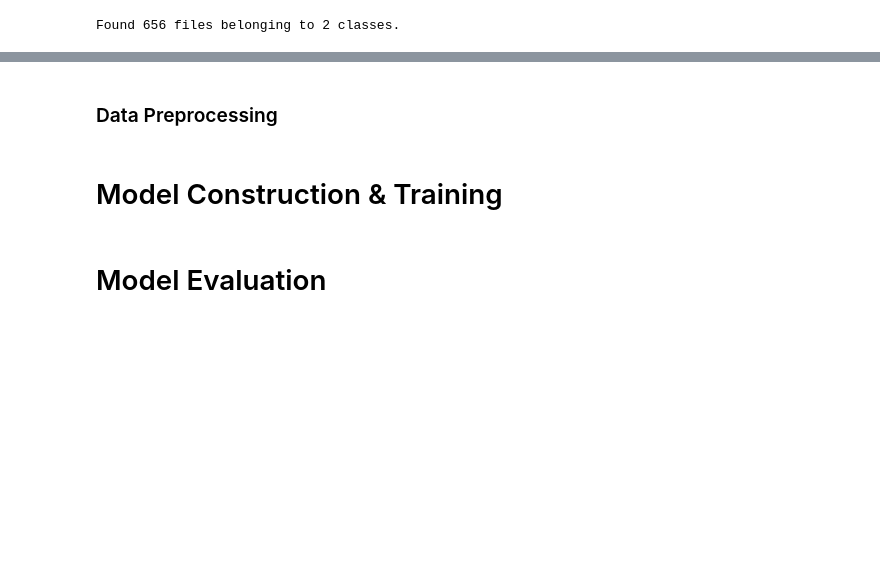
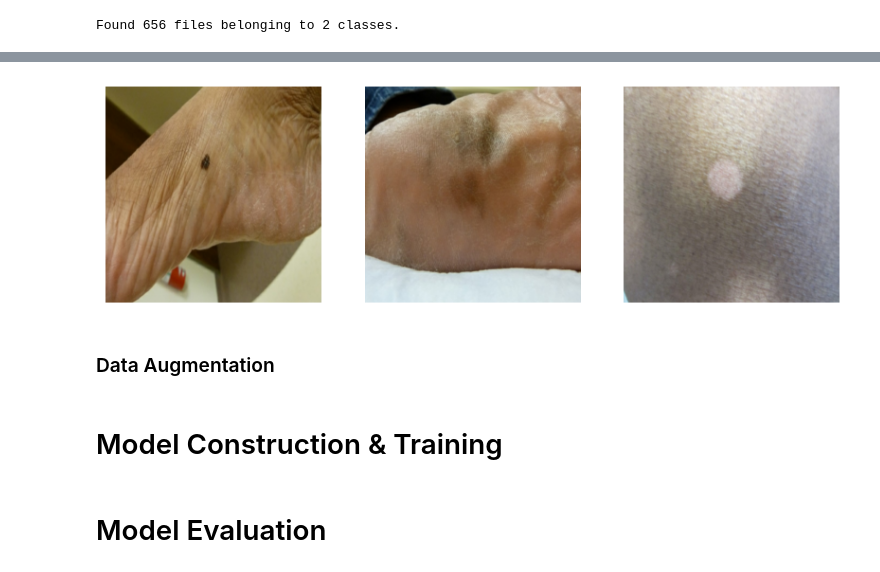
Before and after one commit to matthew-agard/POC-Skin-Disease-Detection, a Jupyter notebook: sagemaker/POC-Skin-Disease-Detection.ipynb, the cells around one changed output, grey strips where cells are left out. Cells and saved outputs as stored; diff of their text form; code cells hidden in the pictures; blank space fills up the shorter version.

```diff
--- a/sagemaker/POC-Skin-Disease-Detection.ipynb
+++ b/sagemaker/POC-Skin-Disease-Detection.ipynb
@@ -173,11 +191,21 @@ download_s3_images(images_file_key='ddidiversedermatologyimages/images/raw')
 # %%
-images = utils.image_dataset_from_directory(
+images_ds = utils.image_dataset_from_directory(
     directory='images/',
     labels=ddi_df['malignant'].tolist(),
     label_mode='binary',
     image_size=(512, 512),
     shuffle=False,
-    # pad_to_aspect_ratio=True,
 )
 # %% [output]
 Found 656 files belonging to 2 classes.
+# %%
+plt.figure(figsize=(10, 10))
+num_display_pics = 3
+batch_num = 1
+
+for image, label in images_ds.take(batch_num):
+  for i in range(num_display_pics):
+    ax = plt.subplot(1, 3, i + 1)
+    plt.imshow(image[i].numpy().astype("uint8"))
+    plt.axis("off")
+# %% [output]
@@ -184,2 +216,3 @@ Found 656 files belonging to 2 classes.
+[figure, added]
 # %% [markdown]
-### Data Preprocessing
+### Data Augmentation
```
Also changed, not shown: parts of 9 cells of this notebook.
